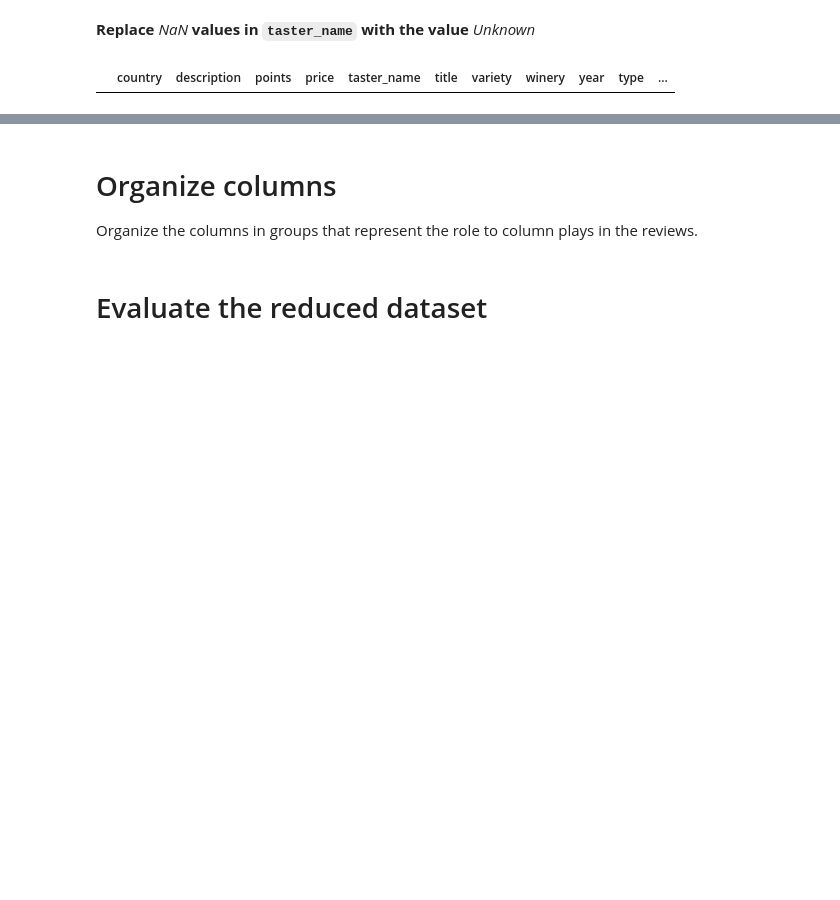
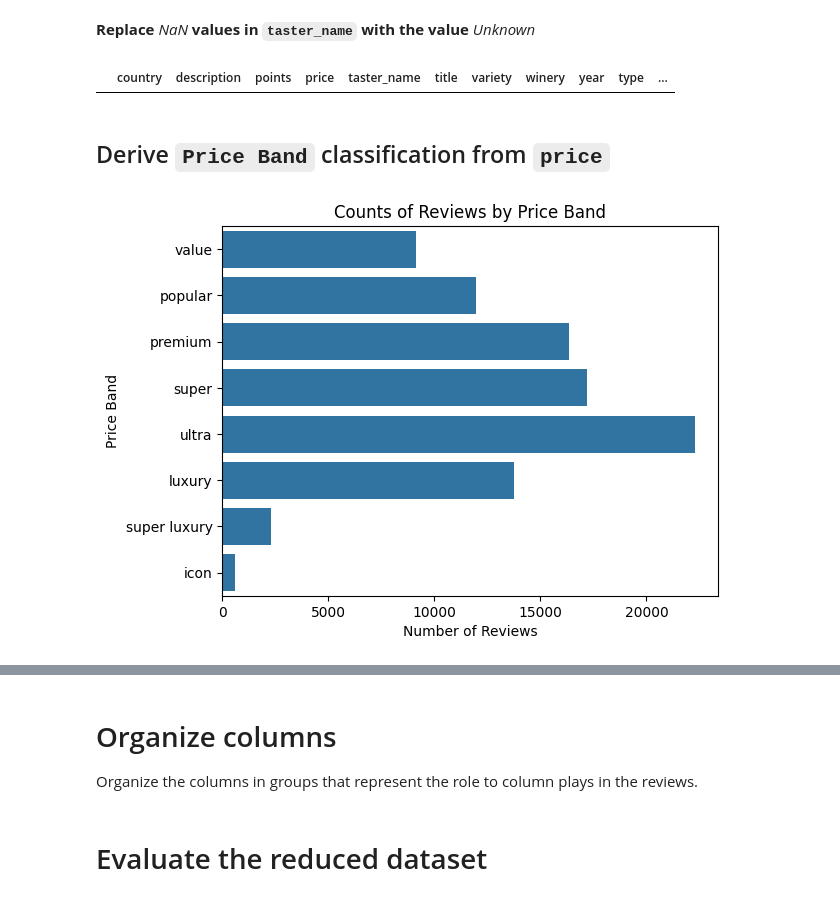
Before and after one commit to pasmith/oenologist, a Jupyter notebook: wine_review-data_preparation.ipynb, the cells around one changed output, grey strips where cells are left out. Drawn from its saved outputs; the diff is of its cells as text; code cells hidden in the pictures; blank space fills up the shorter version.

```diff
--- a/wine_review-data_preparation.ipynb
+++ b/wine_review-data_preparation.ipynb
@@ -247,3 +272,22 @@ reduced.loc[reduced.taster_name.isna(), 'taster_name'] = 'Unknown'
 reduced[reduced.taster_name.isna()]
 # %% [output]
 |  | country | description | points | price | taster_name | title | variety | winery | year | type | ... |
+# %% [markdown]
+## Derive `Price Band` classification from `price`
+# %%
+reduced.loc[reduced.price <= 12, 'band'] = 'value'
+reduced.loc[(reduced.price >= 13) & (reduced.price <= 16), 'band'] = 'popular'
+reduced.loc[(reduced.price >= 17) & (reduced.price <= 22), 'band'] = 'premium'
+reduced.loc[(reduced.price >= 23) & (reduced.price <= 30), 'band'] = 'super'
+reduced.loc[(reduced.price >= 31) & (reduced.price <= 50), 'band'] = 'ultra'
+reduced.loc[(reduced.price >= 51) & (reduced.price <= 100), 'band'] = 'luxury'
+reduced.loc[(reduced.price >= 101) & (reduced.price <= 200), 'band'] = 'super luxury'
+reduced.loc[(reduced.price >= 201), 'band'] = 'icon'
+
+sns.barplot(reduced['band'].value_counts(), orient='h', order=['value', 'popular', 'premium', 'super', 'ultra', 'luxury', 'super luxury', 'icon'])
+plt.title('Counts of Reviews by Price Band')
+plt.xlabel('Number of Reviews')
+plt.ylabel('Price Band')
+plt.show()
+# %% [output]
+[figure, added]
```
Also changed, not shown: parts of 18 cells of this notebook, 5 other files.
